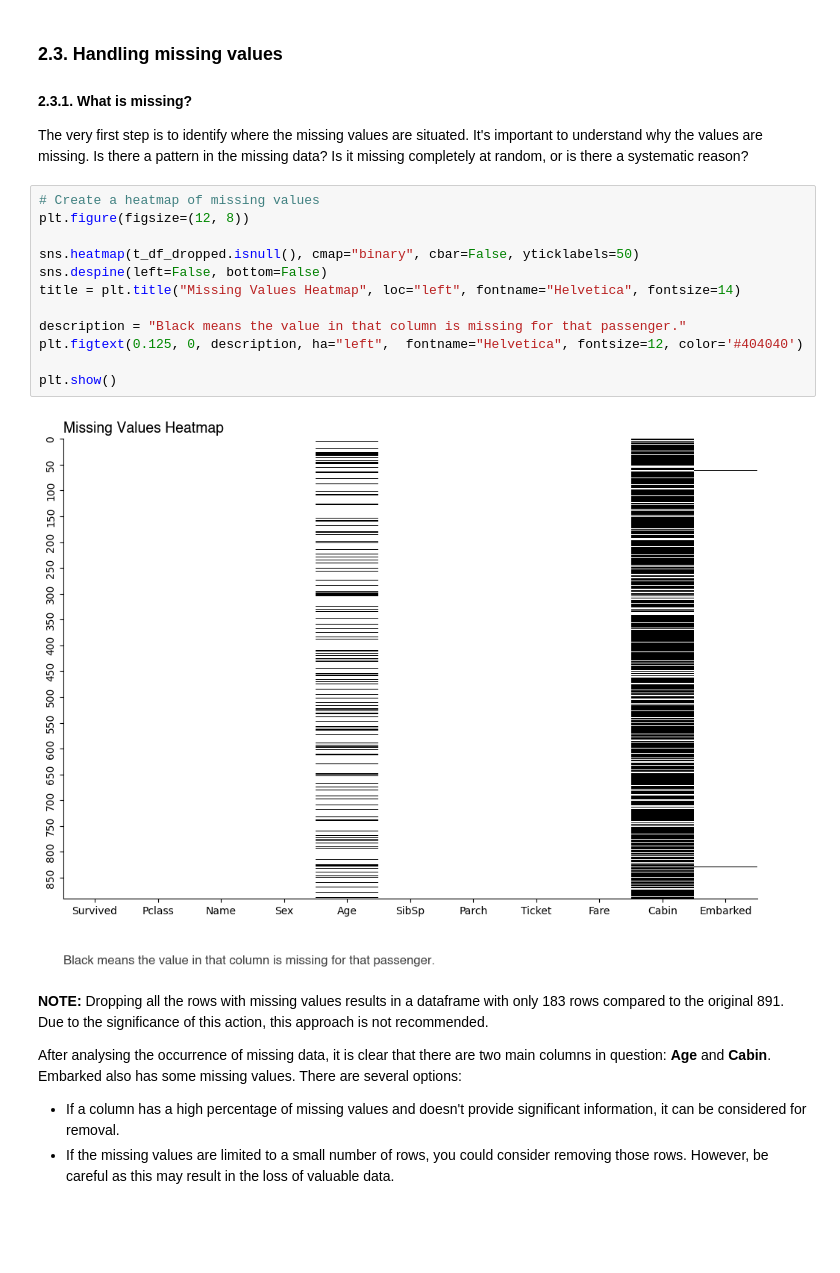
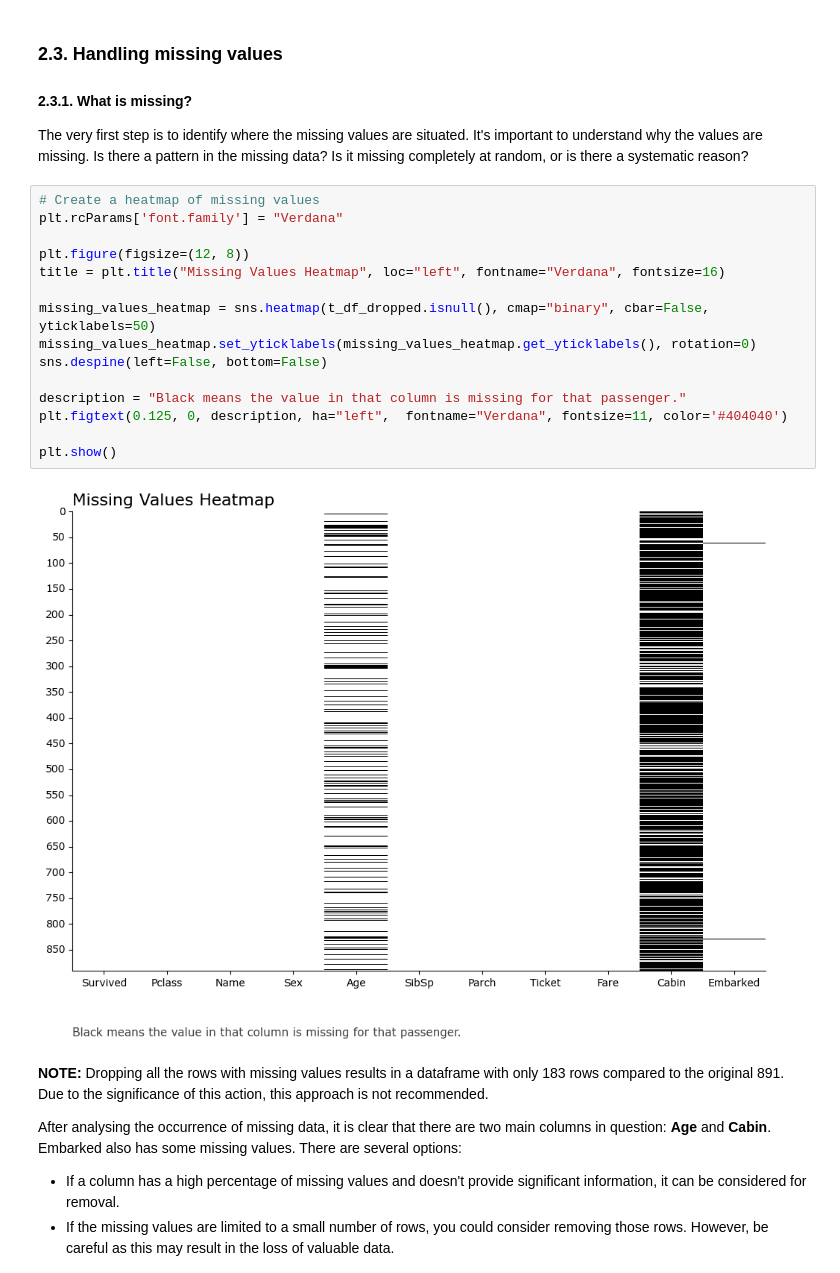
Before and after one commit to n3ur0mancer/kaggle_titanic_competition, a Jupyter notebook: titanic_comp_full.ipynb, the cells around one changed output. Saved outputs shown, nothing was run; the diff lists cells and outputs as text; blank space fills up the shorter version.

Commit message:
Finished styling the missing values heatmap plot

```diff
--- a/titanic_comp_full.ipynb
+++ b/titanic_comp_full.ipynb
@@ -143,18 +143,21 @@ t_df_dropped = t_df.drop(['PassengerId'], axis=1)
 The very first step is to identify where the missing values are situated. It's important to understand why the values are missing. Is there a pattern in the missing data? Is it missing completely at random, or is there a systematic reason?
 # %%
 # Create a heatmap of missing values
+plt.rcParams['font.family'] = "Verdana"
+
 plt.figure(figsize=(12, 8))
+title = plt.title("Missing Values Heatmap", loc="left", fontname="Verdana", fontsize=16)
 
-sns.heatmap(t_df_dropped.isnull(), cmap="binary", cbar=False, yticklabels=50)
+missing_values_heatmap = sns.heatmap(t_df_dropped.isnull(), cmap="binary", cbar=False, yticklabels=50)
+missing_values_heatmap.set_yticklabels(missing_values_heatmap.get_yticklabels(), rotation=0)
 sns.despine(left=False, bottom=False)
-title = plt.title("Missing Values Heatmap", loc="left", fontname="Helvetica", fontsize=14)
 
 description = "Black means the value in that column is missing for that passenger."
-plt.figtext(0.125, 0, description, ha="left",  fontname="Helvetica", fontsize=12, color='#404040')
+plt.figtext(0.125, 0, description, ha="left",  fontname="Verdana", fontsize=11, color='#404040')
 
 plt.show()
 # %% [output]
-[figure, old version]
+[figure, new version]
 # %% [markdown]
 **NOTE:** Dropping all the rows with missing values results in a dataframe with only 183 rows compared to the original 891. Due to the significance of this action, this approach is not recommended.
 
```
